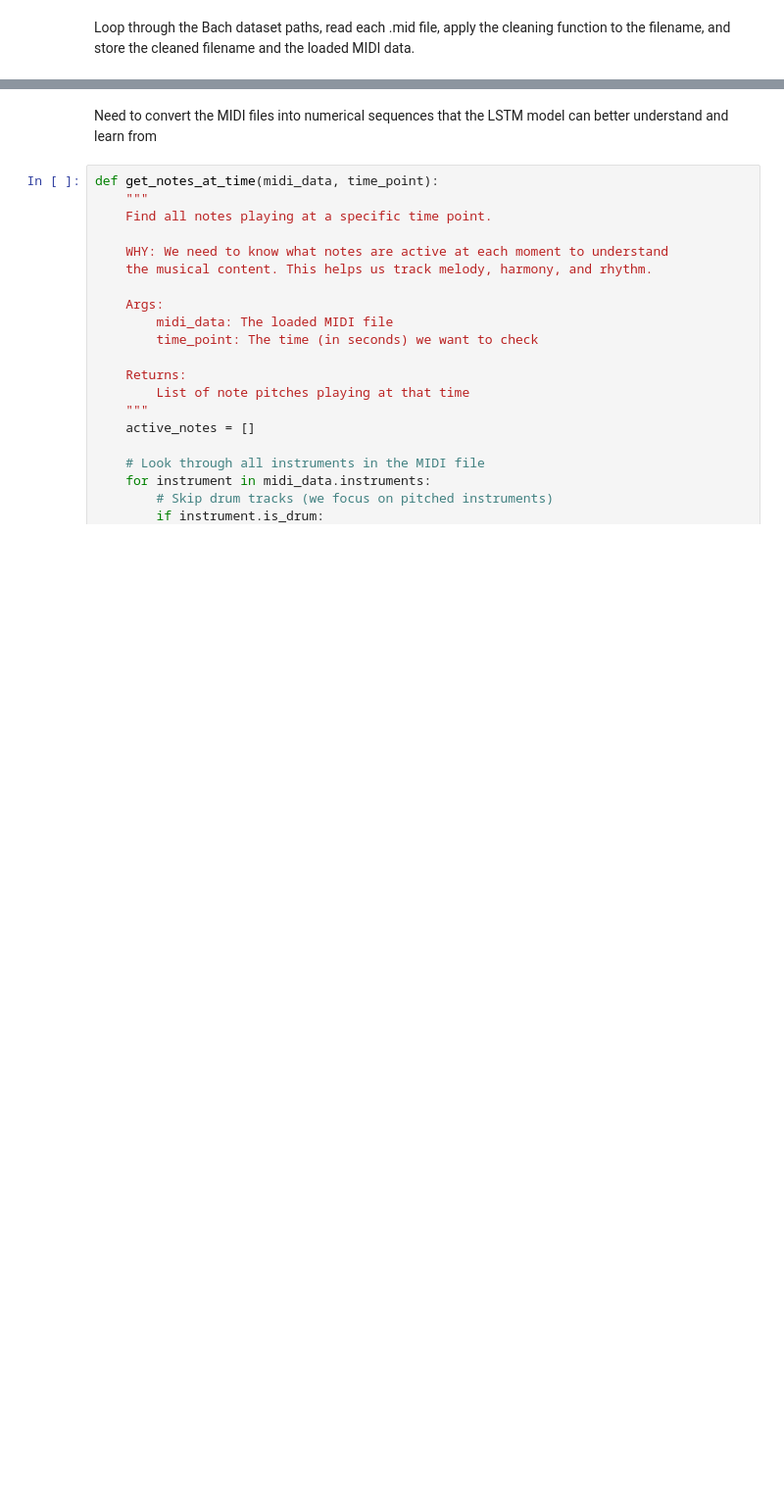
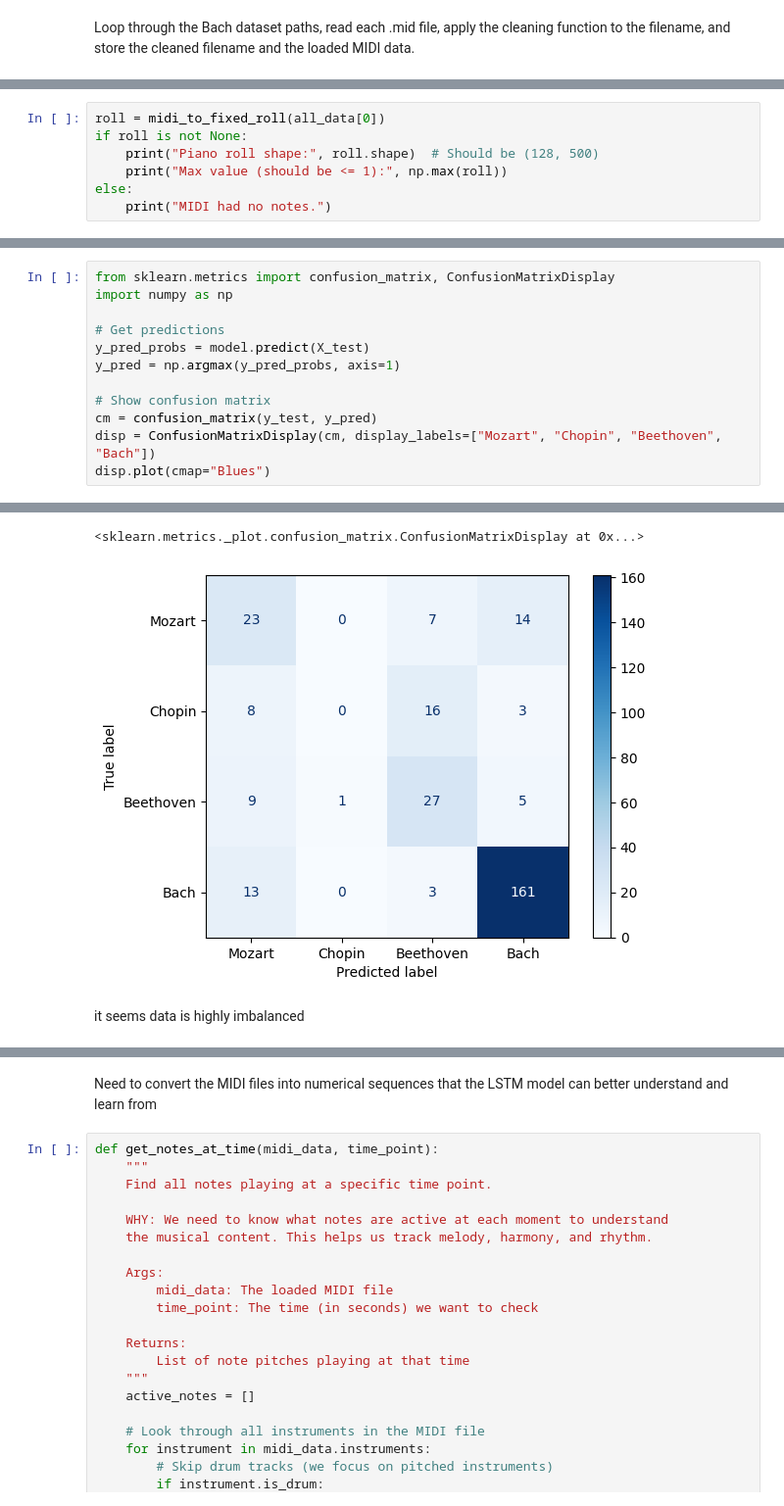
Before and after one commit to gurlv/MusicMLClassification, a Jupyter notebook: MSAAI_511_GRP_5_Composer_Classification.ipynb, the cells around one changed output, grey strips where cells are left out. Shown: that part at 98% size. Saved outputs shown, nothing was run; the diff lists cells and outputs as text; blank space fills up the shorter version.

```diff
--- a/MSAAI_511_GRP_5_Composer_Classification.ipynb
+++ b/MSAAI_511_GRP_5_Composer_Classification.ipynb
@@ -488,0 +460,7 @@ print(" There are ", len(bach_midi_data), "MIDI files for Bach that have been lo
+# %%
+roll = midi_to_fixed_roll(all_data[0])
+if roll is not None:
+    print("Piano roll shape:", roll.shape)  # Should be (128, 500)
+    print("Max value (should be <= 1):", np.max(roll))
+else:
+    print("MIDI had no notes.")
@@ -488,0 +615,13 @@ print(" There are ", len(bach_midi_data), "MIDI files for Bach that have been lo
+# %%
+from sklearn.metrics import confusion_matrix, ConfusionMatrixDisplay
+import numpy as np
+
+# Get predictions
+y_pred_probs = model.predict(X_test)
+y_pred = np.argmax(y_pred_probs, axis=1)
+
+# Show confusion matrix
+cm = confusion_matrix(y_test, y_pred)
+disp = ConfusionMatrixDisplay(cm, display_labels=["Mozart", "Chopin", "Beethoven", "Bach"])
+disp.plot(cmap="Blues")
+# %% [output]
@@ -488,0 +629,4 @@ print(" There are ", len(bach_midi_data), "MIDI files for Bach that have been lo
+<sklearn.metrics._plot.confusion_matrix.ConfusionMatrixDisplay at 0x...>
+[figure, added]
+# %% [markdown]
+it seems data is highly imbalanced
```
Also changed, not shown: parts of 35 cells of this notebook.
